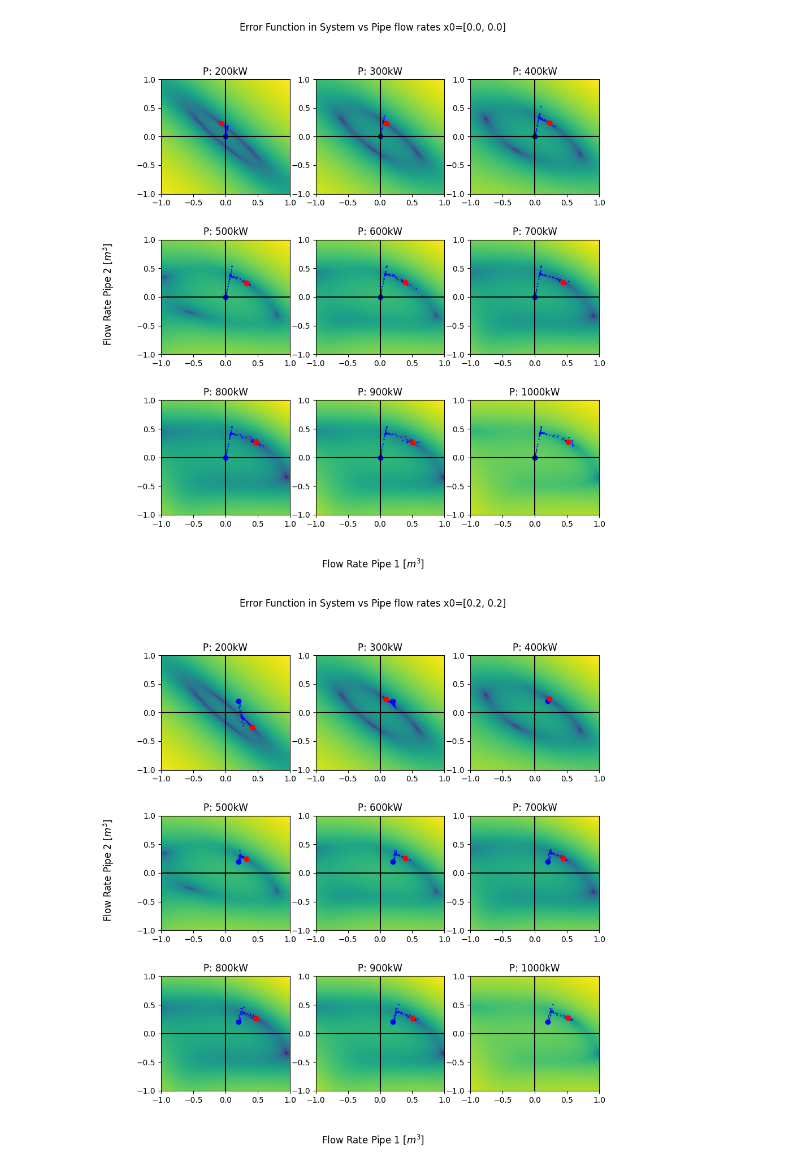
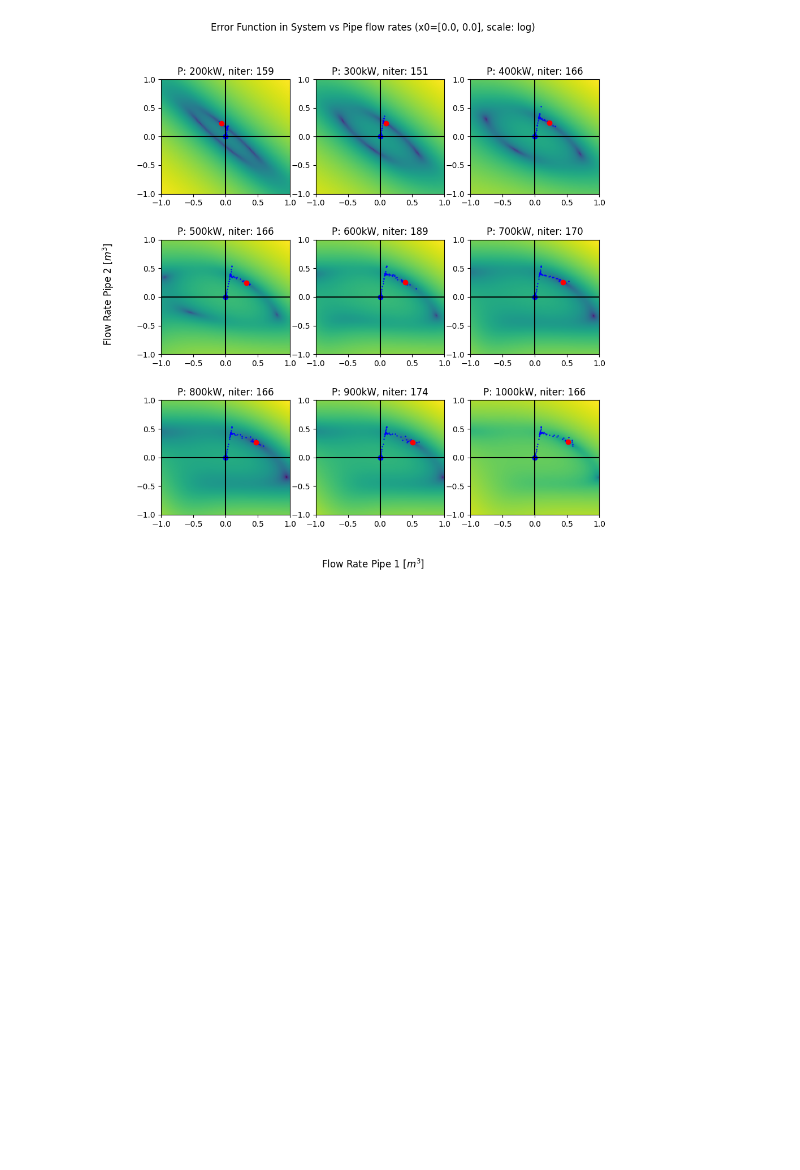
Before and after one commit to nwalser/systems-engineering-numerik, a Jupyter notebook: project/3_error_fields.ipynb, the cells around one changed output. Saved outputs shown, nothing was run; the diff lists cells and outputs as text; code cells hidden in the pictures; blank space fills up the shorter version.

Commit message:
added additional graphs

```diff
--- a/project/3_error_fields.ipynb
+++ b/project/3_error_fields.ipynb
@@ -49,16 +49,13 @@ def plot_multi_pipeline_error_field(x0):
         axs[i, j].axhline(0, color='black')
         axs[i, j].axvline(0, color='black')
 
-        axs[i, j].title.set_text(f"P: {power/1000:.0f}kW")
+        axs[i, j].title.set_text(f"P: {power/1000:.0f}kW, niter: {len(res.xn)}")
 
-    fig.suptitle(f"Error Function in System vs Pipe flow rates x0=[{x0[0]}, {x0[1]}]")
+    fig.suptitle(f"Error Function in System vs Pipe flow rates (x0=[{x0[0]}, {x0[1]}], scale: log)")
     fig.supxlabel('Flow Rate Pipe 1 [$m^3$]')
     fig.supylabel('Flow Rate Pipe 2 [$m^3$]')
     plt.show()
 # %%
 plot_multi_pipeline_error_field([0.0, 0.0])
-plot_multi_pipeline_error_field([0.2, 0.2])
-plot_multi_pipeline_error_field([-0.5, -0.5])
 # %% [output]
-[figure, old version]
+[figure, new version]
-[figure, removed]
```
Also changed, not shown: parts of 1 cell of this notebook, 6 other files.
